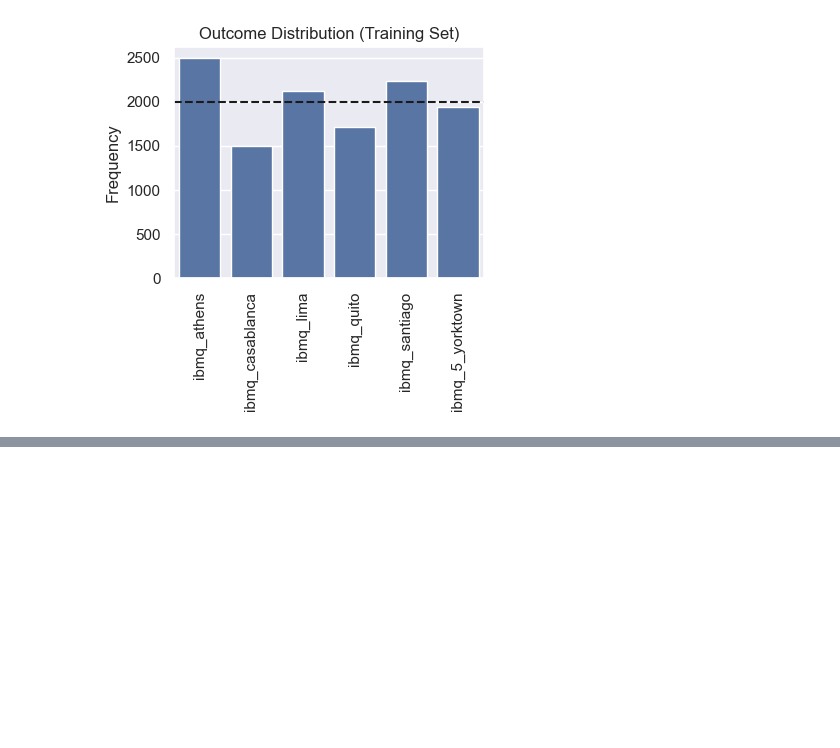
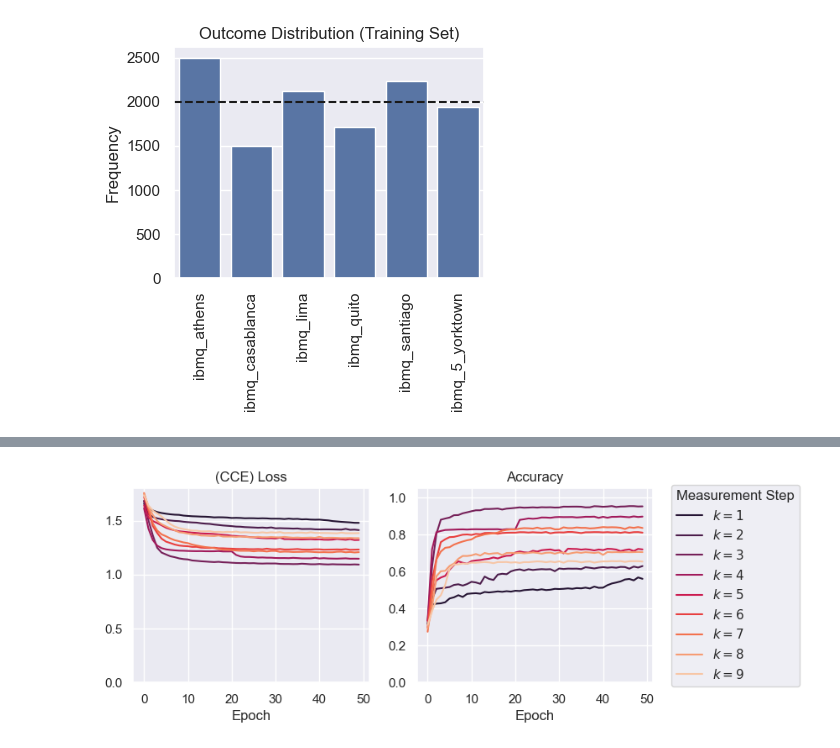
Before and after one commit to BenPrie/quantum-noise-ml, a Jupyter notebook: fingerprint-classifcation.ipynb, the cells around one changed output, grey strips where cells are left out. Cells and saved outputs as stored; diff of their text form; code cells hidden in the pictures; blank space fills up the shorter version.

```diff
--- a/fingerprint-classifcation.ipynb
+++ b/fingerprint-classifcation.ipynb
@@ -430,0 +511,26 @@ plt.xticks(rotation=90)
+# %%
+# Set up a figure and axes.
+fig, (ax_loss, ax_acc) = plt.subplots(1, 2, figsize=(8, 3))
+
+# Plot the stats for all models.
+epochs = np.arange(len(train_losses))
+palette = sns.color_palette('rocket', len(stats.keys()))
+for i, model_stats in enumerate(stats.values()):
+    sns.lineplot(x=epochs, y=model_stats[2], ax=ax_loss, color=palette[i])
+    sns.lineplot(x=epochs, y=model_stats[3], ax=ax_acc, label=f'$k={i+1}$', color=palette[i])
+
+# Beautification.
+ax_loss.set_title('(CCE) Loss')
+ax_loss.set_xlabel('Epoch')
+ax_loss.set_ylim(0, 1.8)
+
+ax_acc.set_title('Accuracy')
+ax_acc.set_xlabel('Epoch')
+ax_acc.set_ylim(0, 1.05)
+
+legend = ax_acc.legend(loc='center left', bbox_to_anchor=(1.05, 0.5), title='Measurement Step')
+legend._legend_box.align = "left"
+
+plt.show()
+# %% [output]
+[figure, added]
```
Also changed, not shown: parts of 11 cells of this notebook.
